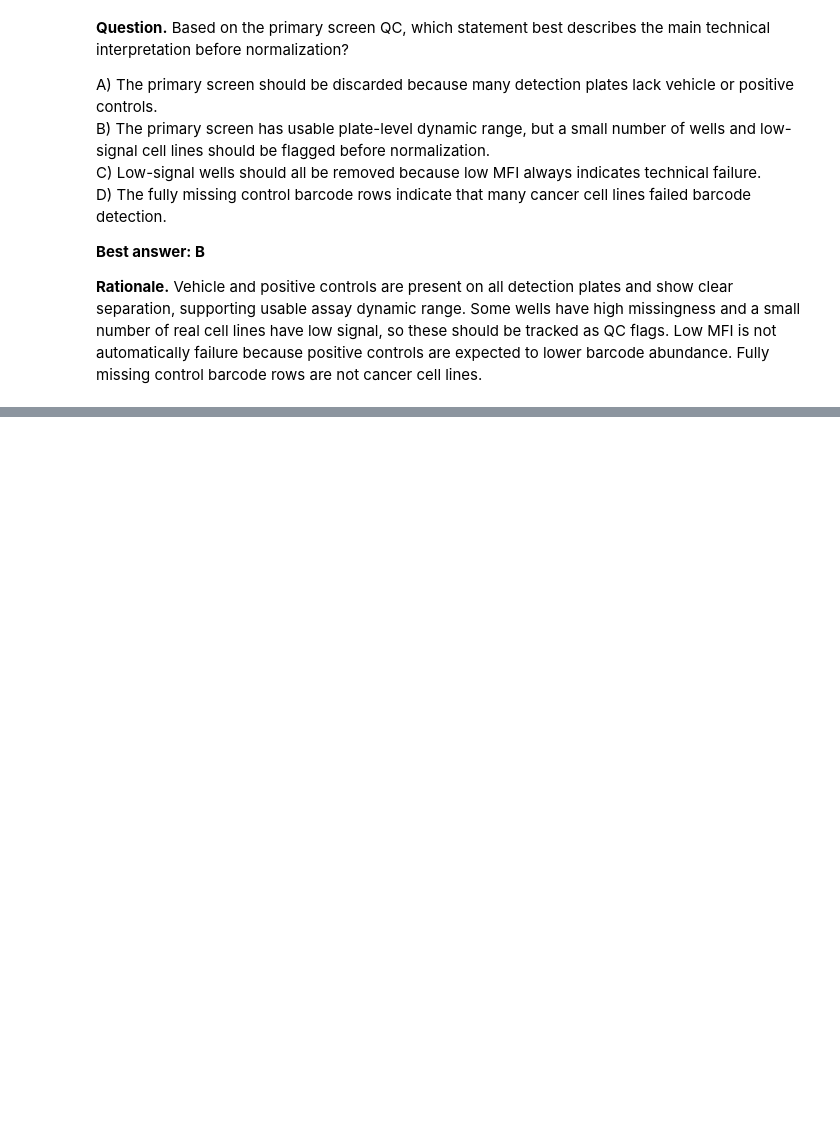
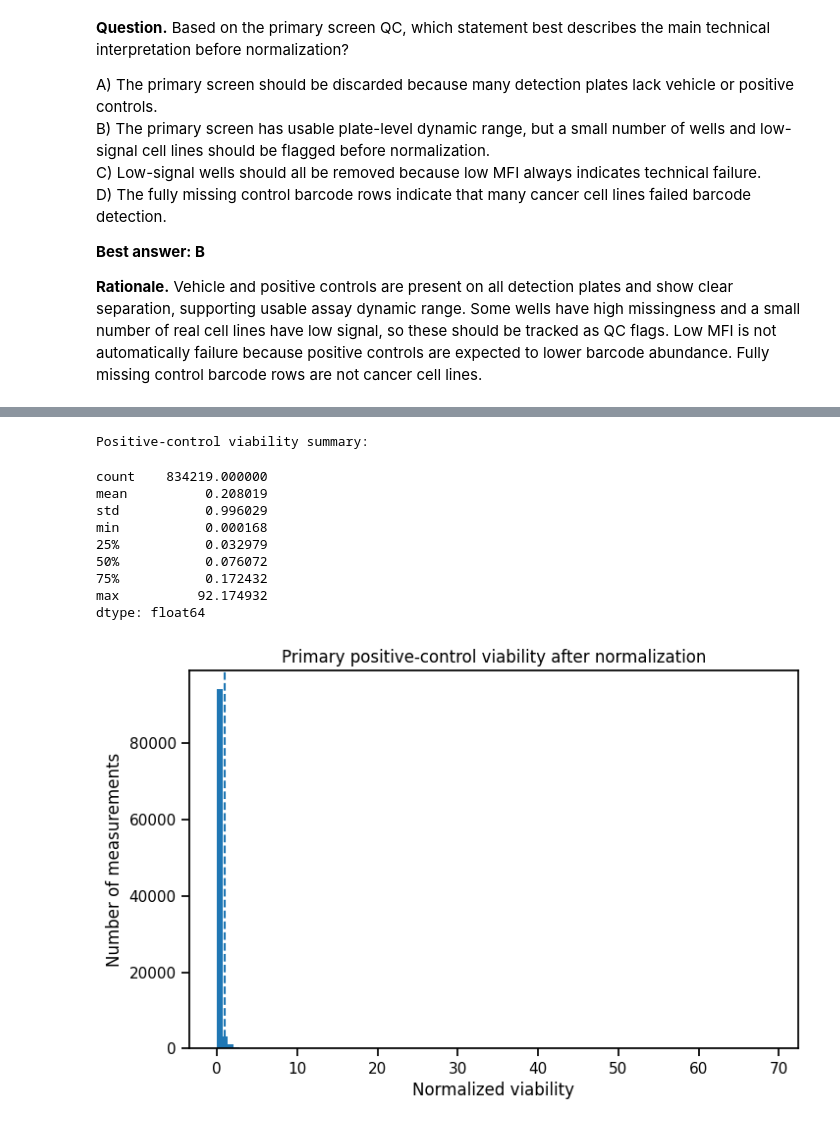
Before and after one commit to shashankshrishrimal-source/Code-for-assignment, a Jupyter notebook: notebooks/prism_repurposing_analysis.ipynb, the cells around one changed output, grey strips where cells are left out. Drawn from its saved outputs; the diff is of its cells as text; code cells hidden in the pictures; blank space fills up the shorter version.

```diff
--- a/notebooks/prism_repurposing_analysis.ipynb
+++ b/notebooks/prism_repurposing_analysis.ipynb
@@ -1694,0 +1849,25 @@ D) The fully missing control barcode rows indicate that many cancer cell lines f
+# %%
+positive_viability_values = primary_viability[usable_positive_cols].stack()
+
+print("Positive-control viability summary:")
+display(positive_viability_values.describe())
+
+plt.figure(figsize=(8, 5))
+plt.hist(positive_viability_values.sample(n=min(100_000, len(positive_viability_values)), random_state=1), bins=100)
+plt.axvline(1, linestyle="--")
+plt.xlabel("Normalized viability")
+plt.ylabel("Number of measurements")
+plt.title("Primary positive-control viability after normalization")
+plt.show()
+# %% [output]
+Positive-control viability summary:
+count    834219.000000
+mean          0.208019
+std           0.996029
+min           0.000168
+25%           0.032979
+50%           0.076072
+75%           0.172432
+max          92.174932
+dtype: float64
+[figure, added]
```
Also changed, not shown: parts of 31 cells of this notebook.
